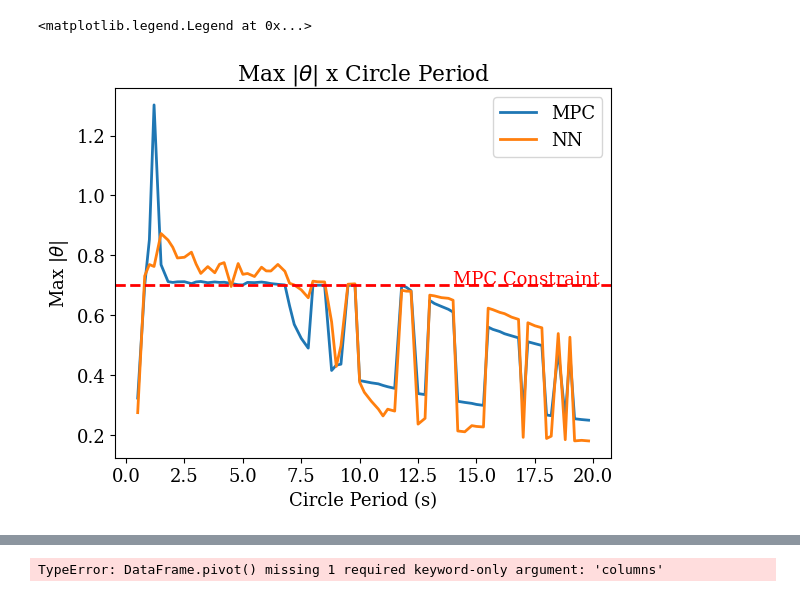
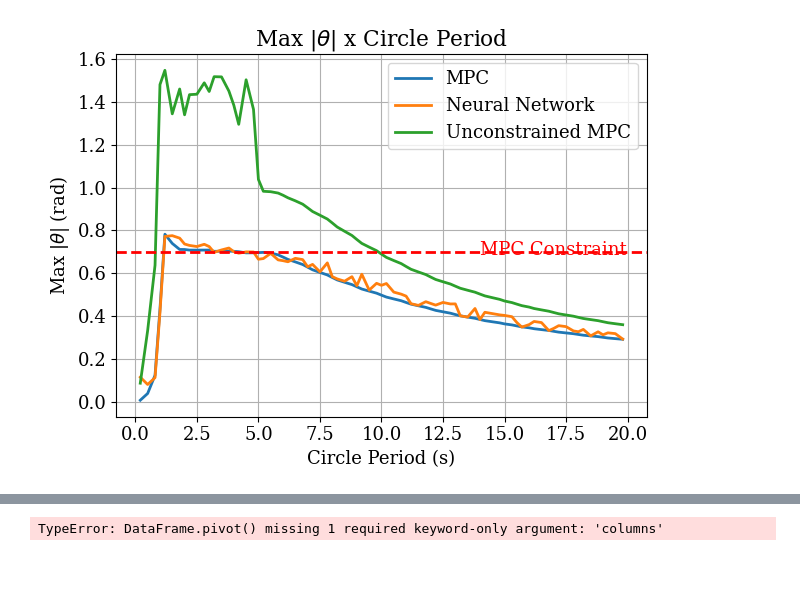
Before and after one commit to mtlira/meng-ita-nn-mpc, a Jupyter notebook: 6dof_quadrotor/figures-tables/performance-analysis/performance-fixed-radius.ipynb, the cells around one changed output, grey strips where cells are left out. Cells and saved outputs as stored; diff of their text form; code cells hidden in the pictures; blank space fills up the shorter version.

```diff
--- a/6dof_quadrotor/figures-tables/performance-analysis/performance-fixed-radius.ipynb
+++ b/6dof_quadrotor/figures-tables/performance-analysis/performance-fixed-radius.ipynb
@@ -15,10 +16,14 @@ analyzer = plots.DataAnalyser()
 # %%
 plt.rcParams.update({'font.family': 'serif'})
 plt.rcParams.update({'font.size': 13})
-path = 'performance-fixed-radius-v6-smooth-5m.csv'
+path = 'performance-fixed-radius-v6-smooth-3m.csv'
 df_total = pd.read_csv(path, sep=',')
+df_unconstrained = pd.read_csv('performance-fixed-radius-v6-smooth-3m-unconstrained.csv')
 # %%
 #Initial filters
 
 # Success only
 df_success = df_total[(df_total['mpc_success'] == True) & (df_total['nn_success'] == True)]
+df_unconstrained_success = df_unconstrained[(df_unconstrained['mpc_success'] == True) & (df_unconstrained['mpc_RMSe'] < 1000)]
+df_fail = df_total[(df_total['mpc_RMSe'] > 10)]
+print('Constrained MPC failed simulations:',len(df_fail))
@@ -58,17 +111,23 @@ plt.legend()
 # %%
-y_mpc = df_success['mpc_max_theta (rad)']
-y_nn = df_success['nn_max_theta (rad)']
+#y_mpc = df_success['mpc_max_theta (rad)']
+#y_nn = df_success['nn_max_theta (rad)']
+y_mpc = np.max(np.abs(df_success[['mpc_max_theta (rad)','mpc_min_theta (rad)']]), axis = 1)
+y_nn = np.max(np.abs(df_success[['nn_max_theta (rad)','nn_min_theta (rad)']]), axis = 1)
+y_mpc_unconstrained = np.max(np.abs(df_unconstrained[['mpc_max_theta (rad)','mpc_min_theta (rad)']]), axis = 1)
+
 
 fig = plt.figure()
 plt.plot(x, y_mpc, label='MPC', linewidth=2)
-plt.plot(x, y_nn, label='NN', linewidth=2)
+plt.plot(x, y_nn, label='Neural Network', linewidth=2)
+plt.plot(x_unconstrained, y_mpc_unconstrained, label='Unconstrained MPC', linewidth=2)
 plt.xlabel('Circle Period (s)')
-plt.ylabel('Max $|\\theta$|')
+plt.ylabel('Max $|\\theta$| (rad)')
 plt.title('Max $|\\theta|$ x Circle Period')
 plt.text(14, 0.75, 'MPC Constraint', color='red', rotation=0,va='top', ha='left')
 plt.axhline(0.7, color='red', linestyle='--', linewidth=2)
 plt.legend()
+plt.grid()
+plt.tight_layout()
 # %% [output]
-<matplotlib.legend.Legend at 0x...>
-[figure, old version]
+[figure, new version]
 # %%
```
Also changed, not shown: parts of 13 cells of this notebook, 58 other files.
